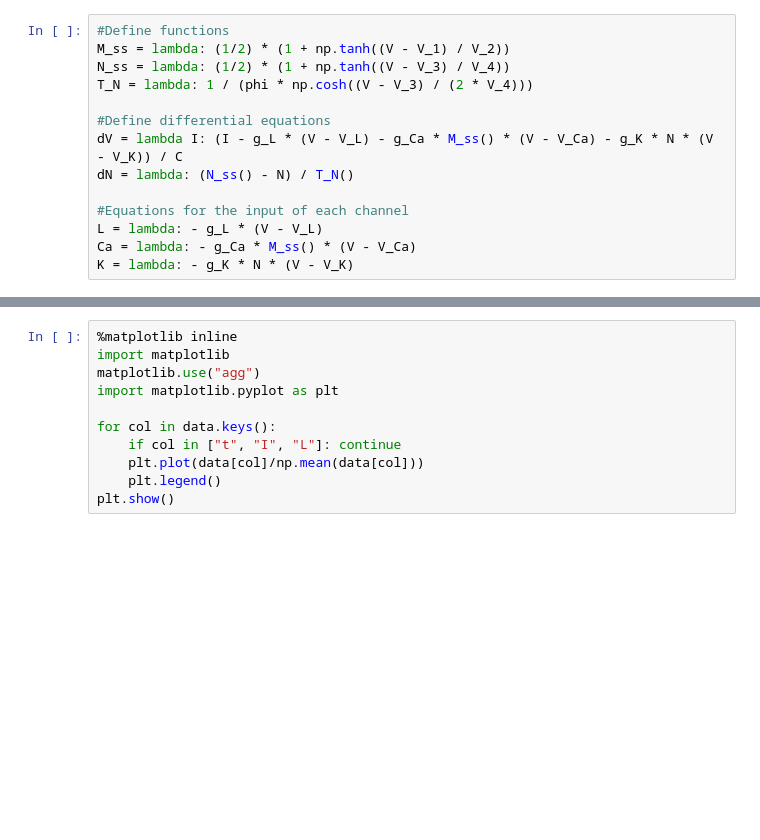
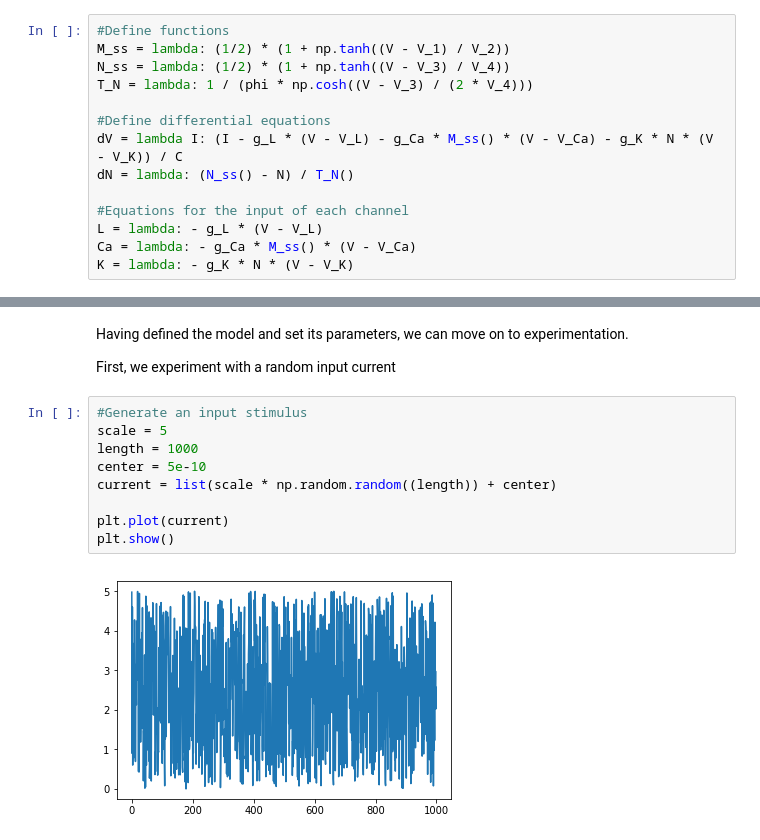
Before and after one commit to jonmarty/Morris-Lecar, a Jupyter notebook: MorrisLecar.ipynb, the cells around one changed output, grey strips where cells are left out. Drawn from its saved outputs; the diff is of its cells as text; blank space fills up the shorter version.

```diff
--- a/MorrisLecar.ipynb
+++ b/MorrisLecar.ipynb
@@ -71,11 +116,15 @@ data.head()
-# %%
-%matplotlib inline
-import matplotlib
-matplotlib.use("agg")
-import matplotlib.pyplot as plt
-
-for col in data.keys():
-    if col in ["t", "I", "L"]: continue
-    plt.plot(data[col]/np.mean(data[col]))
-    plt.legend()
-plt.show()
+# %% [markdown]
+Having defined the model and set its parameters, we can move on to experimentation.
+
+First, we experiment with a random input current
+# %%
+#Generate an input stimulus
+scale = 5
+length = 1000
+center = 5e-10
+current = list(scale * np.random.random((length)) + center)
+
+plt.plot(current)
+plt.show()
+# %% [output]
+[figure, added]
```
Also changed, not shown: parts of 19 cells of this notebook.
